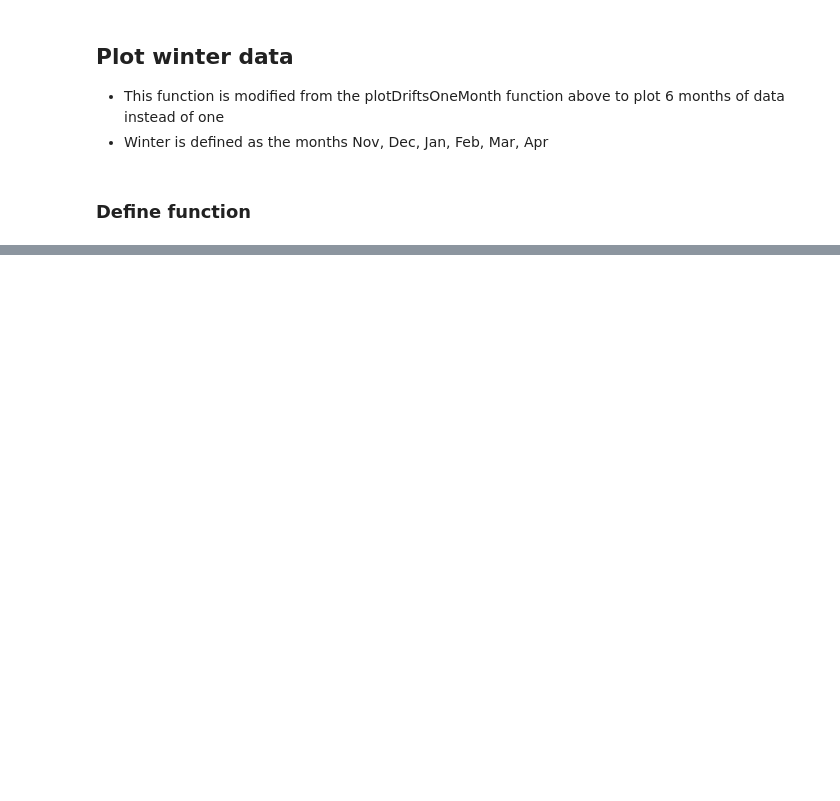
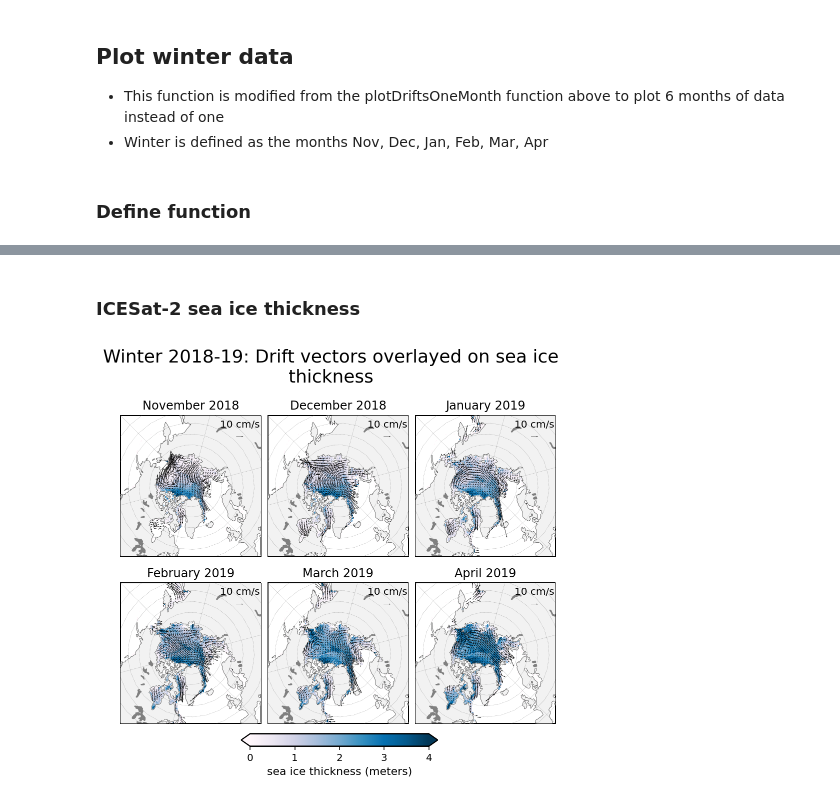
Before and after one commit to nicolejkeeney/icesat2-book, a Jupyter notebook: ice_drift.ipynb, the cells around one changed output, grey strips where cells are left out. Saved outputs shown, nothing was run; the diff lists cells and outputs as text; code cells hidden in the pictures; blank space fills up the shorter version.

```diff
--- a/ice_drift.ipynb
+++ b/ice_drift.ipynb
@@ -151,0 +239,8 @@ plotDriftsOneMonth(dataset, dataVar = 'ice_thickness_filled', month = 'Jan 2019'
+# %% [markdown]
+### ICESat-2 sea ice thickness
+# %%
+#winter 2018-2019
+plotWinterDrifts(dataset.sel(time = slice('Nov 2018', 'Apr 2019')), dataVar = 'ice_thickness_filled',
+               minval = 0, maxval = 4, cmap = 'PuBu', title = 'Winter 2018-19')
+# %% [output]
+[figure, added]
```
Also changed, not shown: parts of 15 cells of this notebook, 6 other files.
